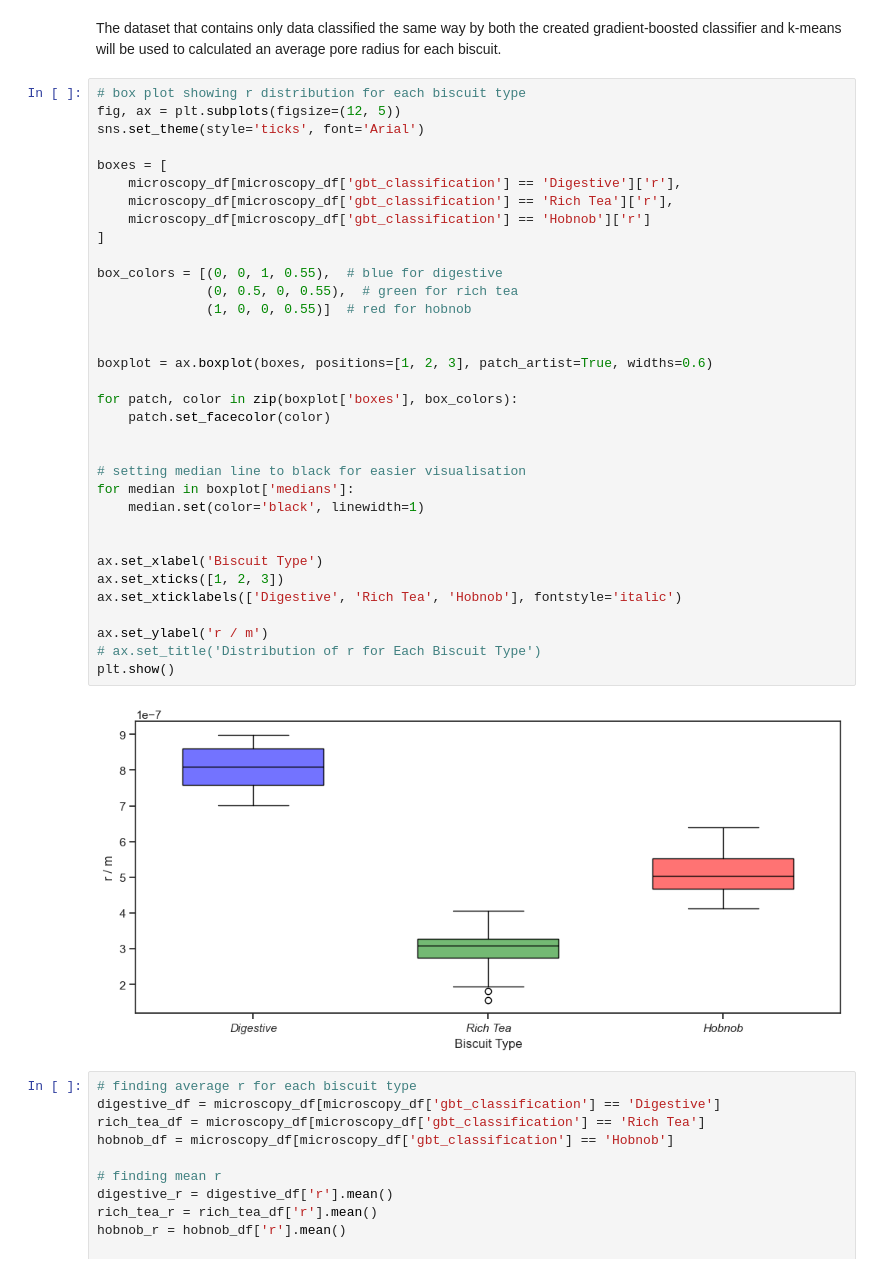
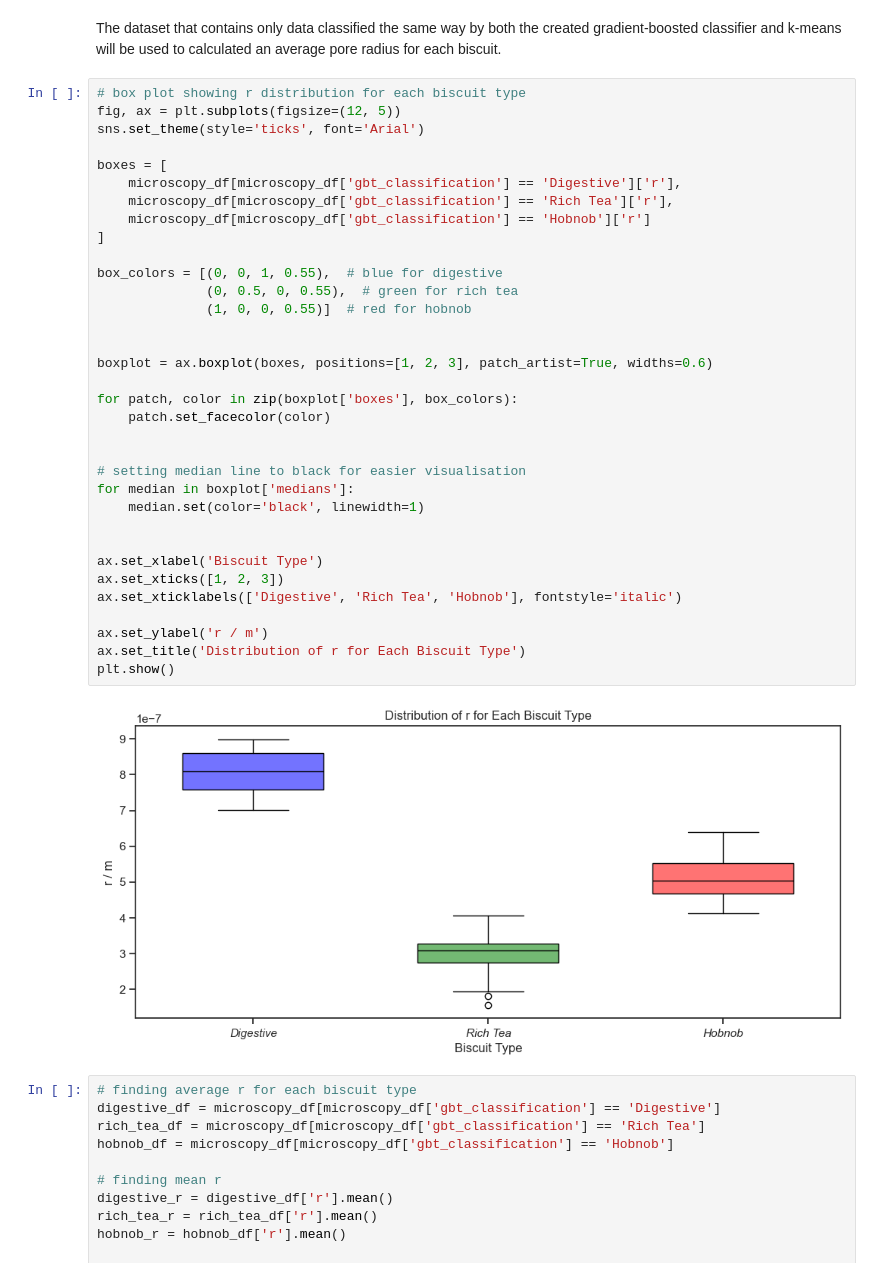
Before and after one commit to kgerrand/Code, a Jupyter notebook: data_analysis.ipynb, the cells around one changed output. Cells and saved outputs as stored; diff of their text form.

```diff
--- a/data_analysis.ipynb
+++ b/data_analysis.ipynb
@@ -446,35 +446,35 @@ sns.set_theme(style='ticks', font='Arial')
 
 boxes = [
     microscopy_df[microscopy_df['gbt_classification'] == 'Digestive']['r'],
     microscopy_df[microscopy_df['gbt_classification'] == 'Rich Tea']['r'],
     microscopy_df[microscopy_df['gbt_classification'] == 'Hobnob']['r']
 ]
 
 box_colors = [(0, 0, 1, 0.55),  # blue for digestive
               (0, 0.5, 0, 0.55),  # green for rich tea
               (1, 0, 0, 0.55)]  # red for hobnob
 
 
 boxplot = ax.boxplot(boxes, positions=[1, 2, 3], patch_artist=True, widths=0.6)
 
 for patch, color in zip(boxplot['boxes'], box_colors):
     patch.set_facecolor(color)
 
 
 # setting median line to black for easier visualisation
 for median in boxplot['medians']:
     median.set(color='black', linewidth=1)
 
 
 ax.set_xlabel('Biscuit Type')
 ax.set_xticks([1, 2, 3])
 ax.set_xticklabels(['Digestive', 'Rich Tea', 'Hobnob'], fontstyle='italic')
 
 ax.set_ylabel('r / m')
-# ax.set_title('Distribution of r for Each Biscuit Type')
+ax.set_title('Distribution of r for Each Biscuit Type')
 plt.show()
 # %% [output]
-[figure, old version]
+[figure, new version]
 # %%
 # finding average r for each biscuit type
 digestive_df = microscopy_df[microscopy_df['gbt_classification'] == 'Digestive']
```
Also changed, not shown: parts of 4 cells of this notebook.
